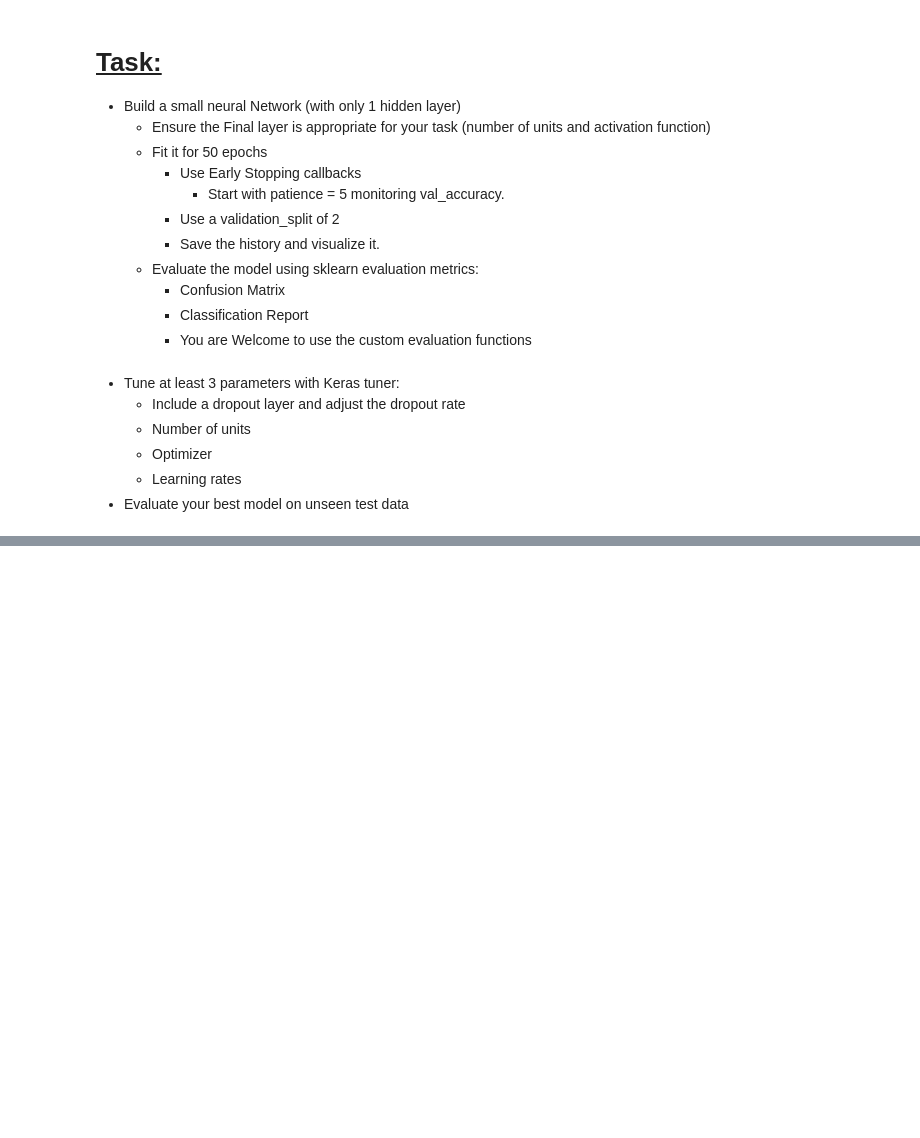
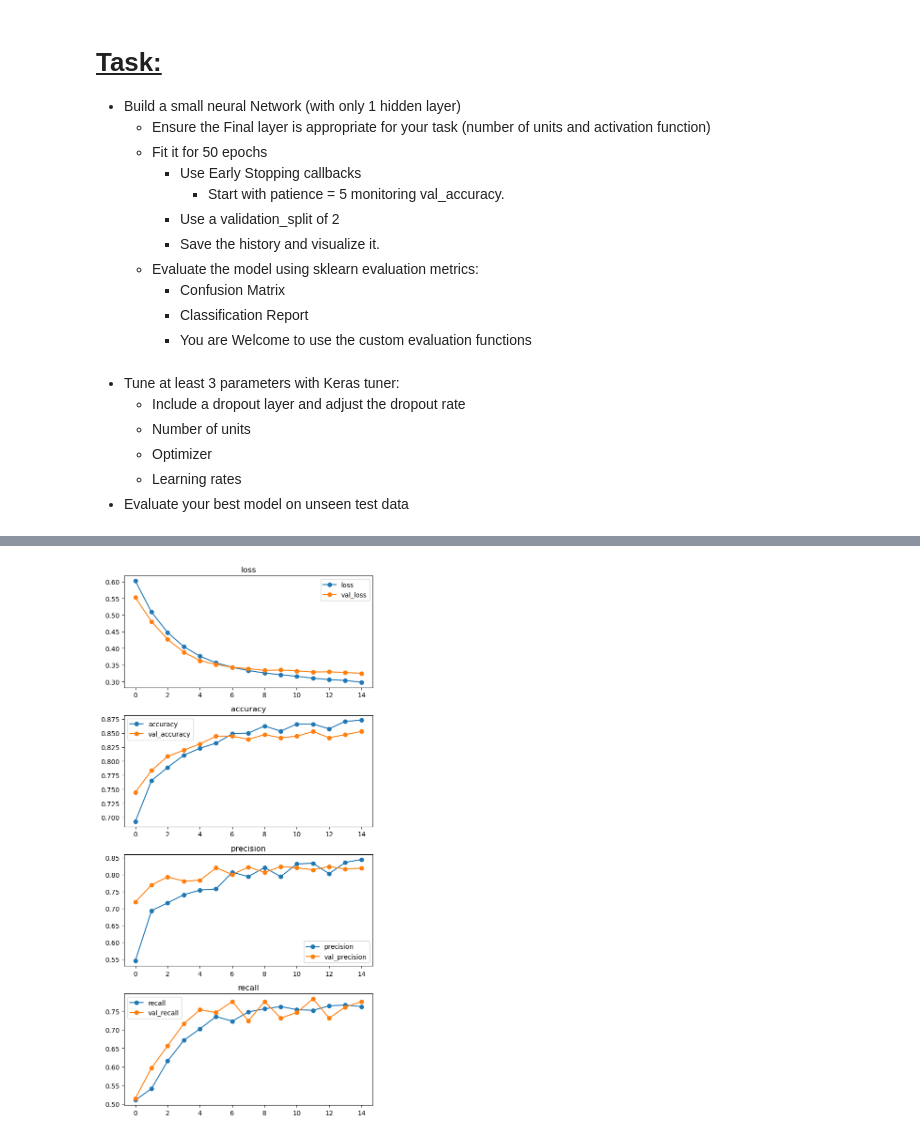
Before and after one commit to VALDE021/Metabolic-Syndrome-Prediction-IMLP, a Jupyter notebook: Project 5 Part 3-EricNV.ipynb, the cells around one changed output, grey strips where cells are left out. Saved outputs shown, nothing was run; the diff lists cells and outputs as text; code cells hidden in the pictures; blank space fills up the shorter version.

```diff
--- a/Project 5 Part 3-EricNV.ipynb
+++ b/Project 5 Part 3-EricNV.ipynb
@@ -28,0 +243,4 @@
+# %%
+# Save the number of features we have as our input shape
+input_shape = X_train_tf.shape[1]
+input_shape
@@ -28,0 +249,14 @@
+# %%
+# Step 1 Build Network Structure
+
+# Sequential model
+model = keras.Sequential()
+
+model.add(Dense(20, input_dim=input_shape, activation ='relu'))
+model.add(Dense(10, activation='relu'))
+model.add(Dense(1, activation = 'sigmoid'))
+
+#Step 2: compile
+model.compile(loss = 'bce', optimizer = 'adam'
+              ,metrics=['accuracy', metrics.Precision(), metrics.Recall()])
+model.summary()
@@ -28,0 +279,8 @@
+# %%
+# Use Early Stopping callback
+early_stop = EarlyStopping(monitor='val_accuracy', patience=3)
+# %%
+# Fitting the model
+history = model.fit(X_train_tf, y_train,
+                        validation_split=.2,
+                        epochs=50, callbacks = [early_stop])
@@ -28,0 +326,5 @@
+# %%
+# Apply the custom function plot_history() to see how your model is doing
+plot_history(history);
+# %% [output]
+[figure, added]
```
Also changed, not shown: parts of 49 cells of this notebook, 44 other files.
